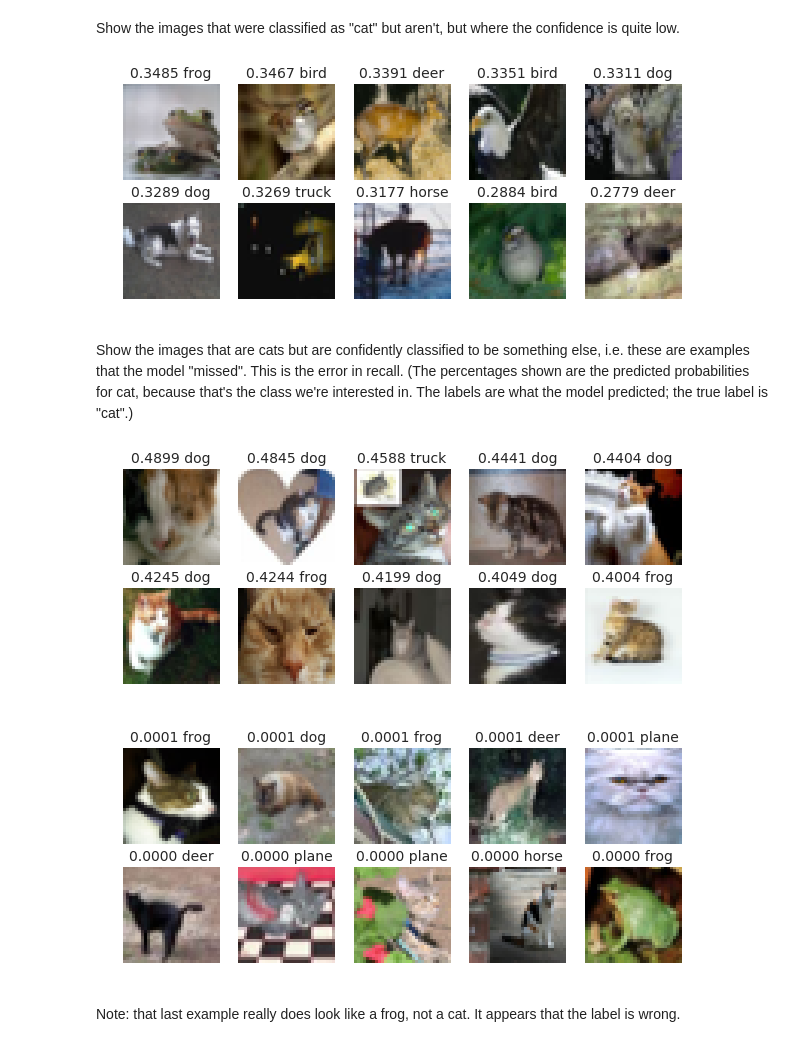
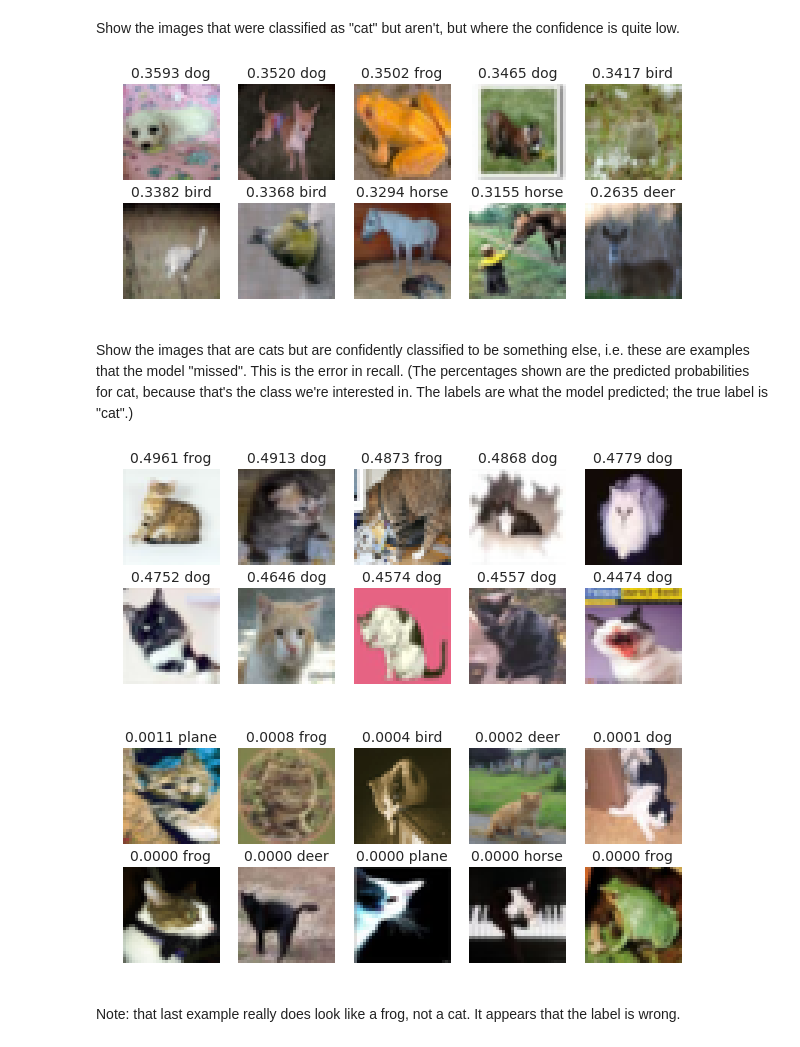
Before and after one commit to hollance/Ignition, a Jupyter notebook: examples/CIFAR10.ipynb, the cells around one changed output. Drawn from its saved outputs; the diff is of its cells as text; code cells hidden in the pictures.

```diff
--- a/examples/CIFAR10.ipynb
+++ b/examples/CIFAR10.ipynb
@@ -172,0 +138,3 @@ Train examples: 50000
+# %%
+batch_size = 128
+cifar10 = CIFAR10(batch_size, augment=[transforms.RandomHorizontalFlip()])
@@ -387,6 +354,6 @@ trainer.history.best_epoch()
 # %% [markdown]
 Load the best checkpoint:
 # %%
-checkpoint = torch.load(output_dir + "mymodel_ep32_loss0.6205_acc0.8131.pt")
+checkpoint = torch.load(output_dir + "mymodel_ep31_loss0.6016_acc0.8199.pt")
 net.load_state_dict(checkpoint["model"])
 # %%
@@ -397,7 +364,7 @@ evaluate(net, eval_fn, testloader)
 # %% [markdown]
 Run prediction over the test set:
 # %%
-y_pred = predict(net, predict_on_batch, testloader, verbose=True)
+y_pred = predict(net, predict_on_batch, cifar10.test_loader, verbose=True)
 # %% [output]
 79/79 ██████████████████████████████ ETA 0s
 # %%
@@ -406,7 +373,7 @@ len(y_pred), len(y_pred_idx)
 # %% [output]
 (10000, 10000)
 # %%
-y_val = testset.test_labels
+y_val = cifar10.test_dataset.test_labels
 # %% [markdown]
 Confusion matrix
 # %%
@@ -485,22 +453,25 @@ plot_most_confident_incorrect_by_precision(3, y_pred_, y_true_, testset, classes
 # %% [markdown]
 Show the images that were classified as "cat" but aren't, but where the confidence is quite low.
 # %%
-plot_least_confident_incorrect_by_precision(3, y_pred_, y_true_, testset, classes,
-                                            nrows=2, untransform=untransform)
+plot_least_confident_incorrect_by_precision(3, y_pred_, y_true_,
+                                            cifar10.test_dataset, cifar10.classes,
+                                            10, 2, cifar10.unnormalize_transform)
 # %% [output]
-[figure, old version]
+[figure, new version]
 # %% [markdown]
 Show the images that are cats but are confidently classified to be something else, i.e. these are examples that the model "missed". This is the error in recall. (The percentages shown are the predicted probabilities for cat, because that's the class we're interested in. The labels are what the model predicted; the true label is "cat".)
 # %%
-plot_most_confident_incorrect_by_recall(3, y_pred_, y_true_, testset, classes,
-                                        nrows=2, untransform=untransform)
+plot_most_confident_incorrect_by_recall(3, y_pred_, y_true_,
+                                        cifar10.test_dataset, cifar10.classes,
+                                        10, 2, cifar10.unnormalize_transform)
 # %% [output]
-[figure, old version]
+[figure, new version]
 # %%
-plot_least_confident_incorrect_by_recall(3, y_pred_, y_true_, testset, classes,
-                                         nrows=2, untransform=untransform)
+plot_least_confident_incorrect_by_recall(3, y_pred_, y_true_,
+                                         cifar10.test_dataset, cifar10.classes,
+                                         10, 2, cifar10.unnormalize_transform)
 # %% [output]
-[figure, old version]
+[figure, new version]
 # %% [markdown]
 Note: that last example really does look like a frog, not a cat. It appears that the label is wrong.
 # %%
```
Also changed, not shown: parts of 77 cells of this notebook, 1 other file.
